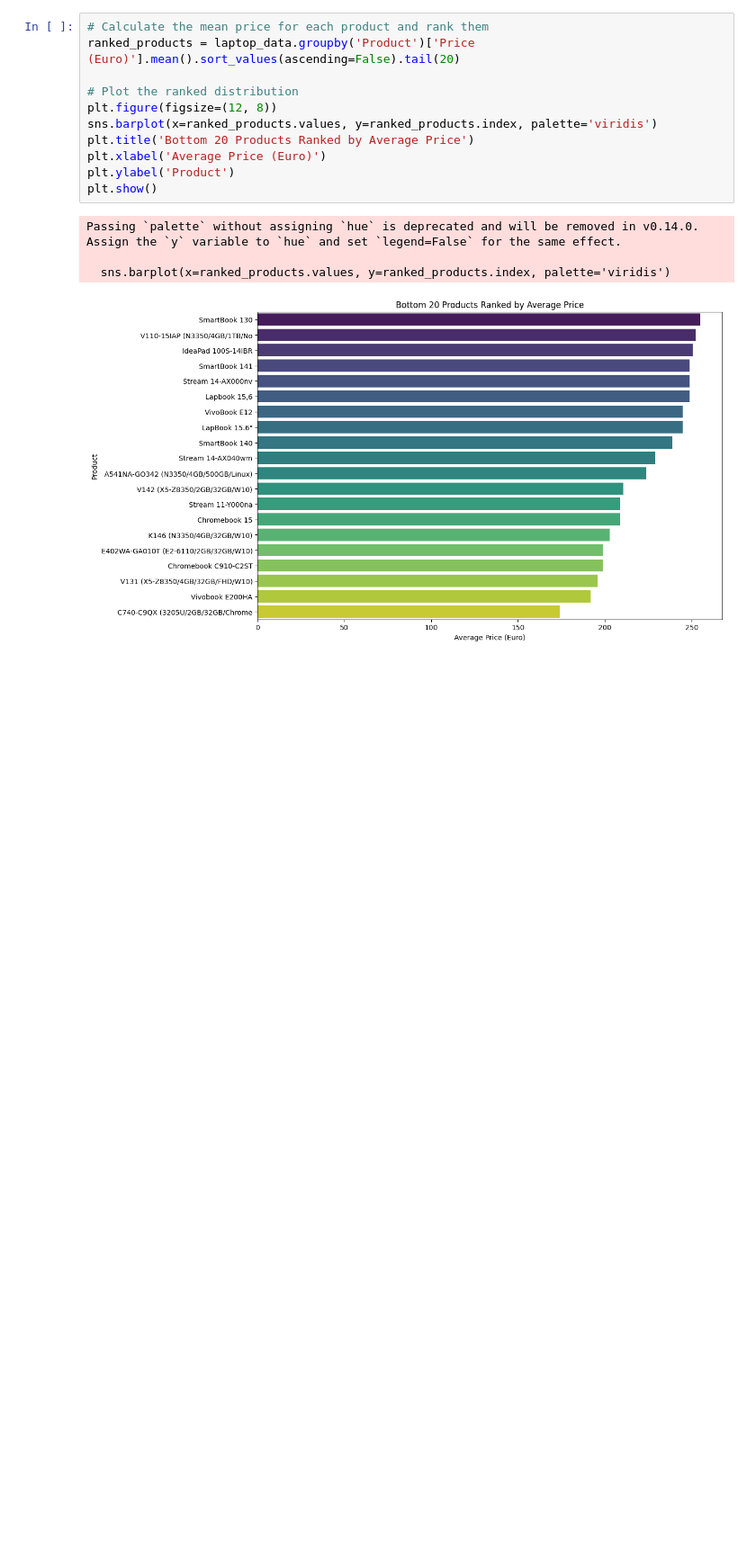
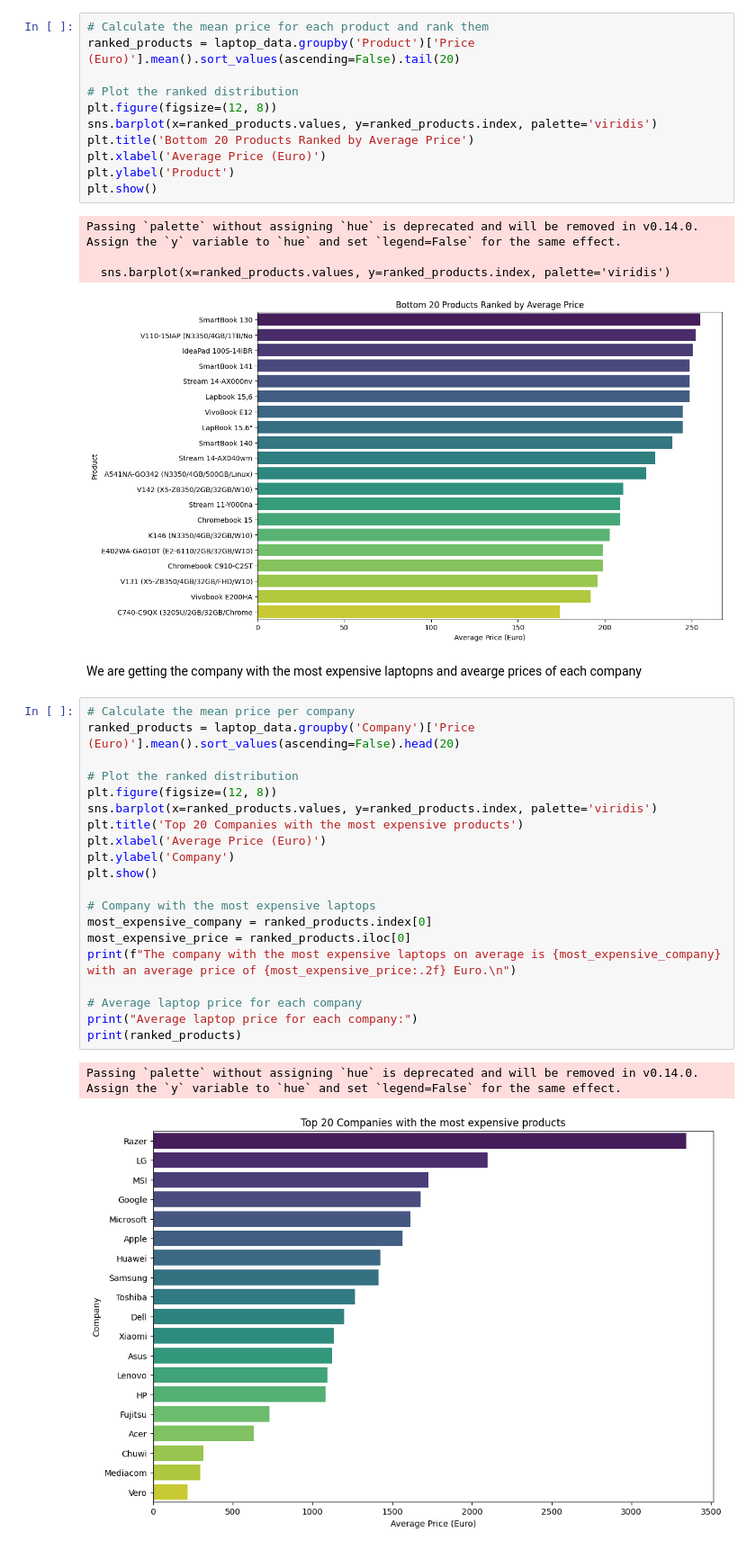
Before and after one commit to Folasewa/DS_Class_Project, a Jupyter notebook: Mini_Project_Folasewa_DS.ipynb, the cells around one changed output. Shown at 90% size. Saved outputs shown, nothing was run; the diff lists cells and outputs as text; blank space fills up the shorter version.

```diff
--- a/Mini_Project_Folasewa_DS.ipynb
+++ b/Mini_Project_Folasewa_DS.ipynb
@@ -301,3 +317,28 @@ Passing `palette` without assigning `hue` is deprecated and will be removed in v
 
   sns.barplot(x=ranked_products.values, y=ranked_products.index, palette='viridis')
 [figure]
+# %% [markdown]
+We are getting the company with the most expensive laptopns and avearge prices of each company
+# %%
+# Calculate the mean price per company
+ranked_products = laptop_data.groupby('Company')['Price (Euro)'].mean().sort_values(ascending=False).head(20)
+
+# Plot the ranked distribution
+plt.figure(figsize=(12, 8))
+sns.barplot(x=ranked_products.values, y=ranked_products.index, palette='viridis')
+plt.title('Top 20 Companies with the most expensive products')
+plt.xlabel('Average Price (Euro)')
+plt.ylabel('Company')
+plt.show()
+
+# Company with the most expensive laptops
+most_expensive_company = ranked_products.index[0]
+most_expensive_price = ranked_products.iloc[0]
+print(f"The company with the most expensive laptops on average is {most_expensive_company} with an average price of {most_expensive_price:.2f} Euro.\n")
+
+# Average laptop price for each company
+print("Average laptop price for each company:")
+print(ranked_products)
+# %% [output]
+Passing `palette` without assigning `hue` is deprecated and will be removed in v0.14.0. Assign the `y` variable to `hue` and set `legend=False` for the same effect.
+[figure, added]
```
Also changed, not shown: parts of 13 cells of this notebook, 1 other file.
